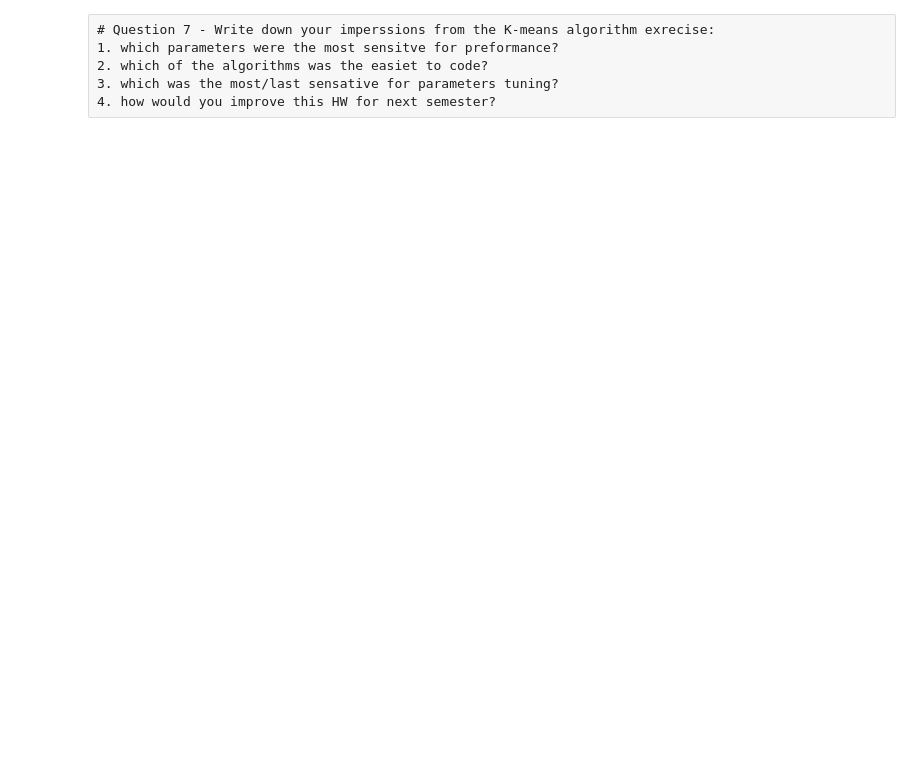
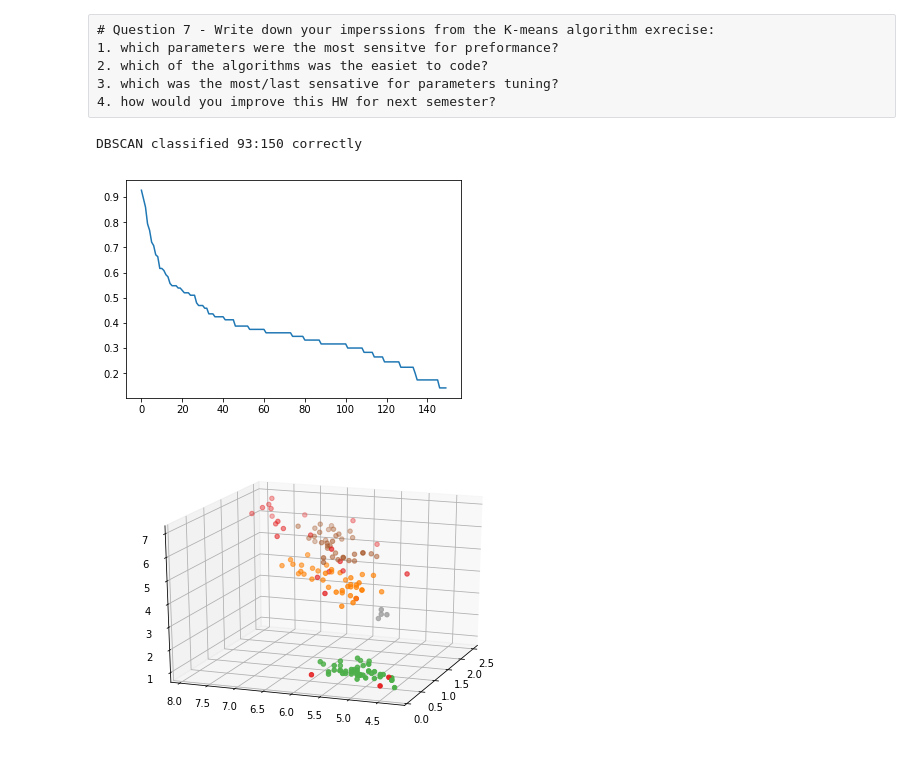
Before and after one commit to DorHugi/techDataScience, a Jupyter notebook: wet_4/HW4_ipython.ipynb, the cells around one changed output. Saved outputs shown, nothing was run; the diff lists cells and outputs as text; code cells hidden in the pictures; blank space fills up the shorter version.

```diff
--- a/wet_4/HW4_ipython.ipynb
+++ b/wet_4/HW4_ipython.ipynb
@@ -444,3 +454,39 @@ soft K-means classified 134:150 correctly
 2. which of the algorithms was the easiet to code?
 3. which was the most/last sensative for parameters tuning?
 4. how would you improve this HW for next semester?
+# %%
+# Wet assignment - Part 2:
+# Use sklearn's dbscan clustering implementation, and compare the results
+# with your k-means implementation:
+
+# first, we'll choose the parameters (min_samples, eps) for the DBSCAN algorithm:
+
+# As a rule of thumb, a minimum 'min_samples' can be derived from the number of dimensions D in the data set:
+min_samples = X_iris.shape[1]
+
+# We'll find the suitable eps, with a KNN graph:
+nbrs = neighbors.NearestNeighbors(n_neighbors=min_samples).fit(X_iris)
+distances, indices = nbrs.kneighbors(X_iris)
+fig = plt.figure(5)
+plt.plot(np.sort(distances[:,3])[::-1])
+
+# one can notice that there is a bend in the 0.4 distance, meaning that choosing a distance bigger than 0.4, will
+# increase the number of "core-points" in the DBSCAN slowly, and choosing a smaller distance will result in a much
+# lower number of "core-points". For that reason, we will choose 0.4 distance.
+
+sklearn_DBSCAN = cluster.DBSCAN(eps=0.4, min_samples=4)
+sklearn_DBSCAN.fit(X_iris)
+sklearn_DBSCAN_labels = sklearn_DBSCAN.labels_
+
+# Visualize soft K means clustering
+fig = plt.figure(6)
+ax = Axes3D(fig, elev=20, azim=200)
+ax.scatter(X_iris[:,3], X_iris[:,0], X_iris[:,2], c=sklearn_DBSCAN_labels,
+           cmap=plt.cm.Set1)
+
+# check precentage of correct classification
+print "DBSCAN classified " + str(correctLabelNum(y_iris,sklearn_DBSCAN_labels))+ ":"+ str(y_iris.size)+ " correctly"
+# %% [output]
+DBSCAN classified 93:150 correctly
+[figure, added]
+[figure, added]
```
Also changed, not shown: parts of 7 cells of this notebook.
